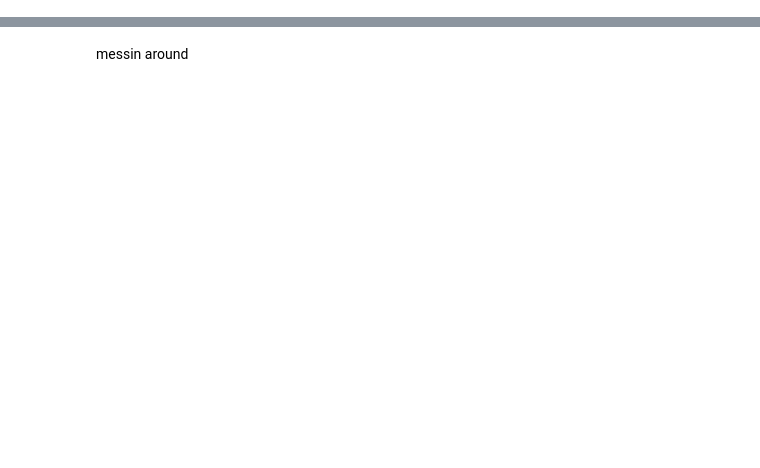
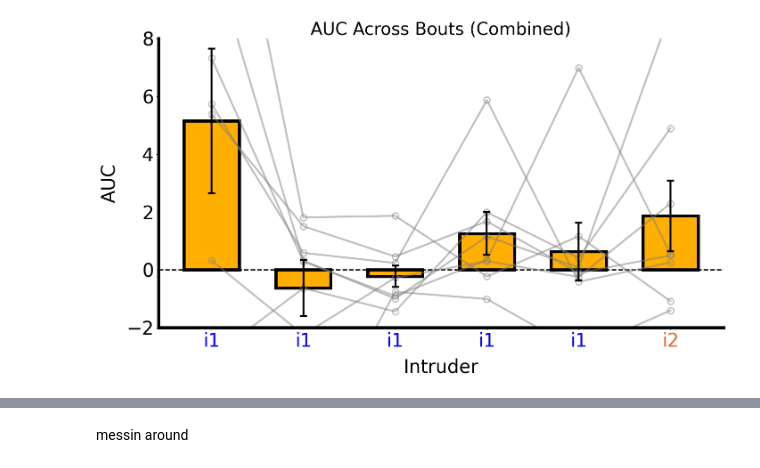
Before and after one commit to padillacoreanolab/Fiber_Photometry, a Jupyter notebook: Hab Dishab/hd_analysis.ipynb, the cells around one changed output, grey strips where cells are left out. Cells and saved outputs as stored; diff of their text form; code cells hidden in the pictures; blank space fills up the shorter version.

```diff
--- a/Hab Dishab/hd_analysis.ipynb
+++ b/Hab Dishab/hd_analysis.ipynb
@@ -147,5 +159,0 @@ Computing DA metrics for n4-240507-140651 ...
-# %%
-# Access behaviors DataFrame for a specific trial
-trial_name = "n1-240507-080133"  # Replace with a valid trial name
-if trial_name in experiment.trials:
-    print(experiment.trials[trial_name].behaviors)
@@ -214,18 +160,22 @@ No computed DA metrics available to display.
 # %%
-def plot_computed_da_metrics(experiment,
-                             metric_name="Mean Z-score",
-                             title="DA Metrics Across Bouts",
-                             ylabel="DA Metric",
-                             xlabel="Bout",
-                             custom_xtick_labels=None,
-                             custom_xtick_colors=None,
-                             ylim=None,
-                             bar_color="#00B7D7",
-                             yticks_increment=None,
-                             figsize=(14,8),
-                             pad_inches=0.1):
+def plot_da_metrics_combined_oneplot_integrated(experiment,
+                                                metric_name="Mean Z-score",
+                                                title="Combined DA Metrics",
+                                                ylabel="DA Metric",
+                                                xlabel="Bout",
+                                                custom_xtick_labels=None,
+                                                custom_xtick_colors=None,
+                                                ylim=None,
+                                                bar_color="#00B7D7",
+                                                yticks_increment=None,
+                                                figsize=(14,8),
+                                                pad_inches=0.1):
     """
-    Plots the computed DA metrics across bouts for all trials in the experiment.
+    Plots the computed DA metrics across 6 specific bouts for all trials in the experiment.
+
+    Updates:
+    - Unfilled circle markers for individual trials
+    - Thick grey outlines for visibility
 
     Parameters:
         - experiment: The experiment object (with a dictionary attribute `trials`).
@@ -233,8 +183,8 @@ def plot_computed_da_metrics(experiment,
         - title (str): The title for the plot.
         - ylabel (str): The label for the y-axis.
         - xlabel (str): The label for the x-axis.
-        - custom_xtick_labels (list): Custom labels for x-ticks.
-        - custom_xtick_colors (list): Colors for x-tick labels.
+        - custom_xtick_labels (list): A list of exactly 6 x-tick labels (default: ["i1", "i1", "i1", "i1", "i1", "i2"]).
+        - custom_xtick_colors (list): A list of colors for the x-tick labels.
         - ylim (tuple): Y-axis limits.
         - bar_color (str): Color for bars.
         - yticks_increment (float): Increment for y-axis ticks.
@@ -263,6 +213,10 @@ def plot_computed_da_metrics(experiment,
     # Combine all trial data into a single DataFrame.
     combined_df = pd.concat(trial_data, ignore_index=True)
 
+    # Select only 6 bouts: first 5 as "i1", last one as "i2"
+    selected_bouts = combined_df["Bout"].unique()[:6]
+    combined_df = combined_df[combined_df["Bout"].isin(selected_bouts)]
+
     # Pivot the data for the line plots: rows=Trial, columns=Bout, values=metric_name.
     try:
         pivot_df = combined_df.pivot(index="Trial", columns="Bout", values=metric_name)
@@ -275,7 +229,7 @@ def plot_computed_da_metrics(experiment,
     overall_stats = combined_df.groupby("Bout")[metric_name].agg(['mean', 'sem']).reset_index()
 
     # Create the figure and a single axis.
-    fig, ax = plt.subplots(figsize=figsize)
+    fig, ax = plt.subplots(figsize=figsize, facecolor="none")  # Transparent background
 
     # Plot the overall average as a bar chart with error bars.
     ax.bar(overall_stats["Bout"], overall_stats["mean"], yerr=overall_stats["sem"],
@@ -285,23 +239,24 @@ def plot_computed_da_metrics(experiment,
     # Overlay individual trial lines (all in gray).
     for trial in pivot_df.index:
         ax.plot(pivot_df.columns, pivot_df.loc[trial], linestyle='-', color='gray',
-                alpha=0.5, linewidth=2.5, marker='o')
+                alpha=0.5, linewidth=3, marker='o', markerfacecolor='none', markeredgecolor='gray', markeredgewidth=2, markersize=10)
 
     # Set labels and title.
     ax.set_ylabel(ylabel, fontsize=30, labelpad=12)
     ax.set_xlabel(xlabel, fontsize=30, labelpad=12)
     if title is not None:
-        ax.set_title(title, fontsize=16)
+        ax.set_title(title, fontsize=28)
 
-    # Set x-ticks: use custom labels if provided.
-    ax.set_xticks(np.arange(len(pivot_df.columns)))
-    if custom_xtick_labels is not None:
-        ax.set_xticklabels(custom_xtick_labels, fontsize=28)
-        if custom_xtick_colors is not None:
-            for tick, color in zip(ax.get_xticklabels(), custom_xtick_colors):
-                tick.set_color(color)
-    else:
-        ax.set_xticklabels(pivot_df.columns, fontsize=26)
+    # **Set exactly 6 x-tick labels**
+    xtick_labels = ["i1", "i1", "i1", "i1", "i1", "i2"]
+    xtick_colors = ["blue", "blue", "blue", "blue", "blue", "#E06928"]
+
+    ax.set_xticks(np.arange(6))
+    ax.set_xticklabels(xtick_labels, fontsize=28)
+
+    # Apply custom colors
+    for tick, color in zip(ax.get_xticklabels(), xtick_colors):
+        tick.set_color(color)
 
     # Increase tick label sizes.
     ax.tick_params(axis='y', labelsize=30)
@@ -337,16 +292,15 @@ def plot_computed_da_metrics(experiment,
     plt.tight_layout(pad=pad_inches)
     plt.show()
 
-plot_computed_da_metrics(experiment,
-    metric_name="Mean Z-score",
-    title="Mean Z-score Across Bouts",
-    ylabel="Mean Z-score",
-    xlabel="Bout",
-    custom_xtick_labels=["i1", "i1", "i1", "i1", "i1", "i2"],
-    custom_xtick_colors=["blue", "blue", "blue", "blue", "blue", "#E06928"],
-    ylim=(0, 15),
-    bar_color="#00B7D7",
-    yticks_increment=5,
+plot_da_metrics_combined_oneplot_integrated(
+    experiment,
+    metric_name="AUC",
+    title="AUC Across Bouts (Combined)",
+    ylabel="AUC",
+    xlabel="Intruder",
+    ylim=(-2, 8),
+    bar_color=brain_region,
+    yticks_increment=2,
     figsize=(14,8),
     pad_inches=0.1
 )
@@ -361,0 +308 @@ No data available to plot.
+[figure, added]
```
Also changed, not shown: parts of 24 cells of this notebook.
